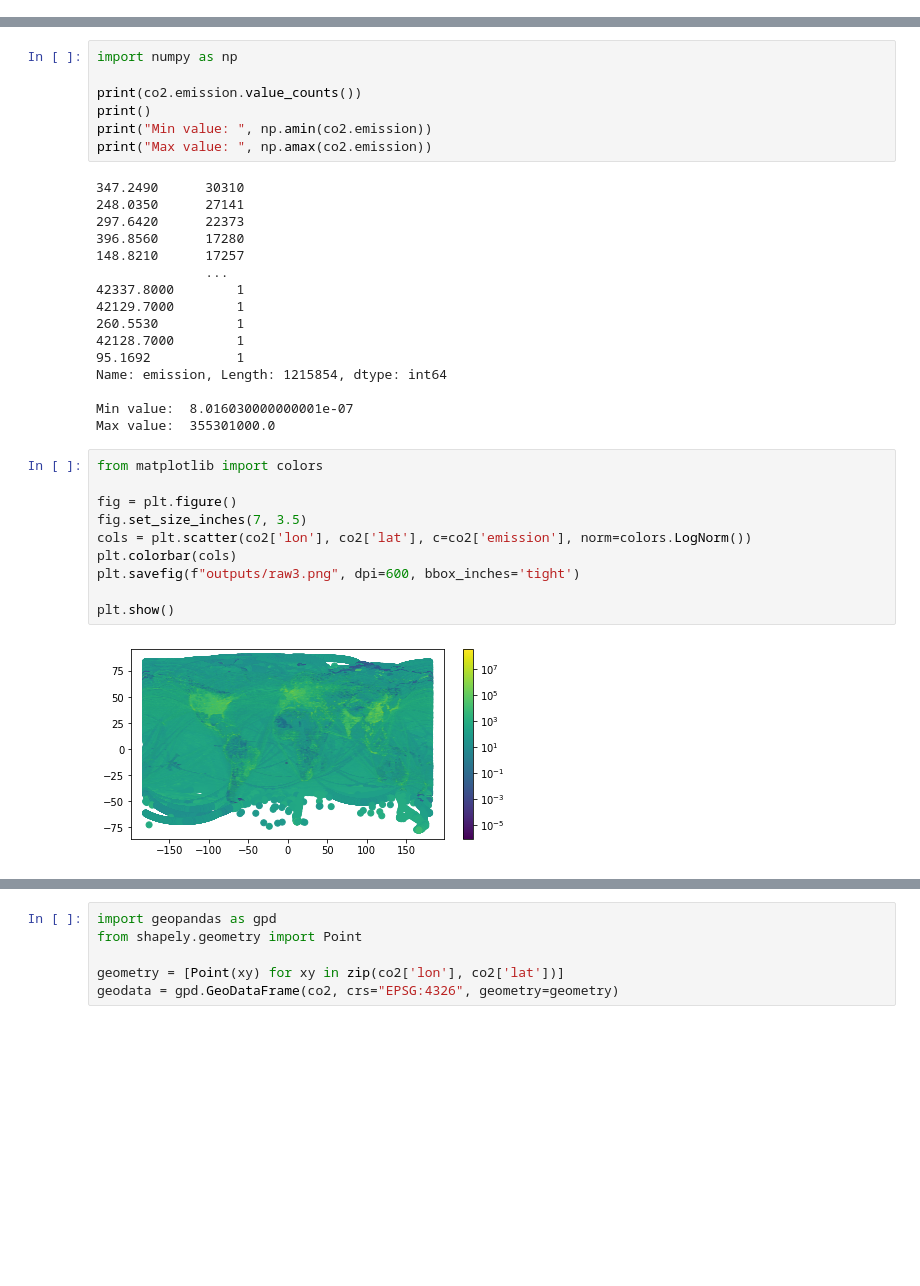
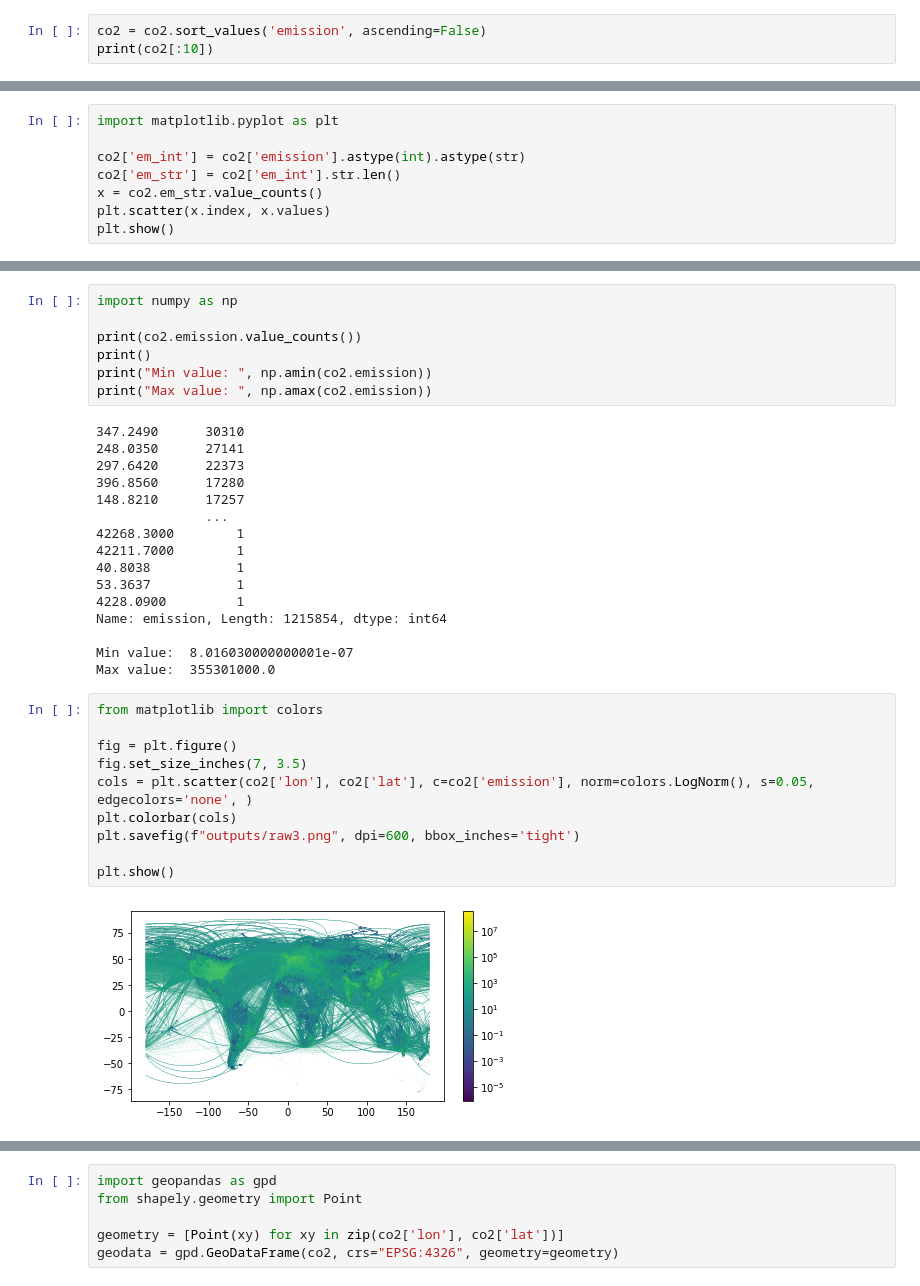
Before and after one commit to symmy596/towards-data-science-articles, a Jupyter notebook: CO2_Emissions/CO2_Emissions_Article.ipynb, the cells around one changed output, grey strips where cells are left out. Saved outputs shown, nothing was run; the diff lists cells and outputs as text; blank space fills up the shorter version.

```diff
--- a/CO2_Emissions/CO2_Emissions_Article.ipynb
+++ b/CO2_Emissions/CO2_Emissions_Article.ipynb
@@ -19,3 +19,6 @@ print(co2)
 2191884 -77.9  166.5   7887.5100
 
 [2191885 rows x 3 columns]
+# %%
+co2 = co2.sort_values('emission', ascending=False)
+print(co2[:10])
@@ -21,0 +37,8 @@ print(co2)
+# %%
+import matplotlib.pyplot as plt
+
+co2['em_int'] = co2['emission'].astype(int).astype(str)
+co2['em_str'] = co2['em_int'].str.len()
+x = co2.em_str.value_counts()
+plt.scatter(x.index, x.values)
+plt.show()
@@ -54,11 +79,11 @@ print("Max value: ", np.amax(co2.emission))
 396.8560      17280
 148.8210      17257
               ...
-42337.8000        1
-42129.7000        1
-260.5530          1
-42128.7000        1
-95.1692           1
+42268.3000        1
+42211.7000        1
+40.8038           1
+53.3637           1
+4228.0900         1
 Name: emission, Length: 1215854, dtype: int64
 
 Min value:  8.016030000000001e-07
@@ -66,15 +91,15 @@ Max value:  355301000.0
 # %%
 from matplotlib import colors
 
 fig = plt.figure()
 fig.set_size_inches(7, 3.5)
-cols = plt.scatter(co2['lon'], co2['lat'], c=co2['emission'], norm=colors.LogNorm())
+cols = plt.scatter(co2['lon'], co2['lat'], c=co2['emission'], norm=colors.LogNorm(), s=0.05, edgecolors='none', )
 plt.colorbar(cols)
 plt.savefig(f"outputs/raw3.png", dpi=600, bbox_inches='tight')
 
 plt.show()
 # %% [output]
-[figure, old version]
+[figure, new version]
 # %%
 fig = plt.figure()
 fig.set_size_inches(7, 3.5)
```
Also changed, not shown: parts of 9 cells of this notebook, 4 other files.
